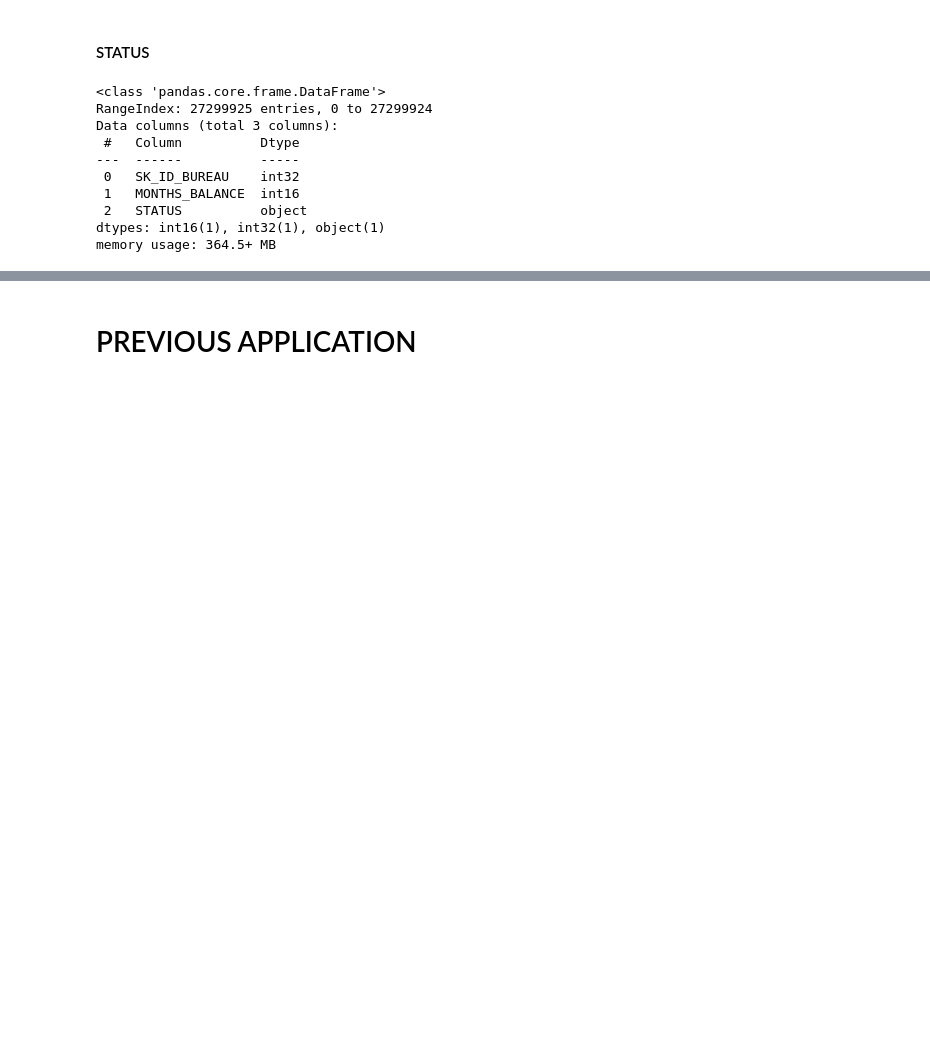
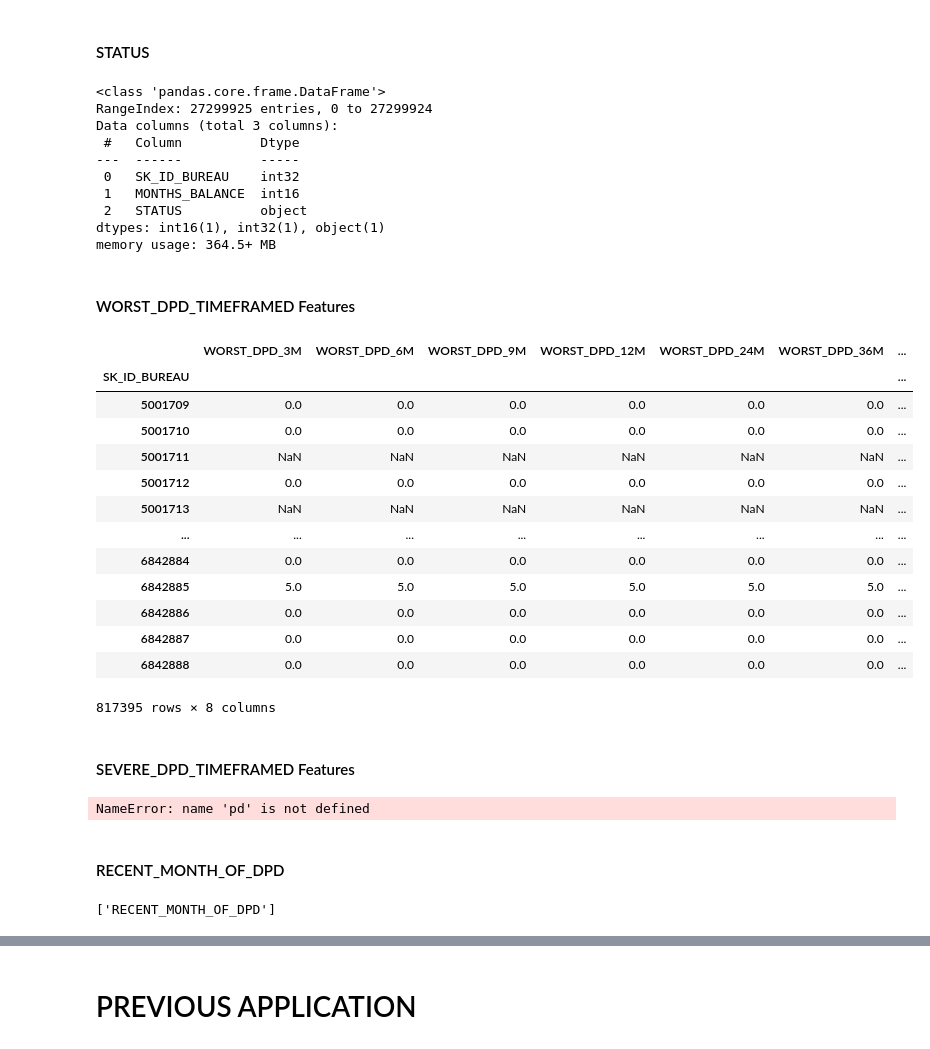
Before and after one commit to rajgurubhosale/Credit-Risk-mlops, a Jupyter notebook: notebooks/01_data_transforamtion.ipynb, the cells around one changed output, grey strips where cells are left out. Saved outputs shown, nothing was run; the diff lists cells and outputs as text; code cells hidden in the pictures; blank space fills up the shorter version.

Commit message:
update data transformation and add new engineered features

```diff
--- a/notebooks/01_data_transforamtion.ipynb
+++ b/notebooks/01_data_transforamtion.ipynb
@@ -263,0 +216,14 @@ np.int64(211934)
+# %%
+
+
+bureau['CREDIT_ACTIVE'].unique()
+filt = bureau['CREDIT_ACTIVE'].isin(['Bad debt','Sold'])
+temp = bureau.loc[filt].copy()
+features_df = temp.groupby(by='SK_ID_CURR')['DAYS_CREDIT'].max().to_frame('DAYS_SINCE_LAST_BAD_LOAN')
+# converting it into positive number so i can use the -99999 placeholder later for the null values
+features_df['DAYS_SINCE_LAST_BAD_LOAN'] = -features_df['DAYS_SINCE_LAST_BAD_LOAN']
+
+all_ids = bureau['SK_ID_CURR'].unique()
+features_df = features_df.reindex(all_ids,fill_value=0)
+
+features_df
@@ -447,0 +505,53 @@ features_df = bureau.groupby('SK_ID_CURR')['MAX_DPD'].max().to_frame()
+# %% [markdown]
+#### WORST_DPD_TIMEFRAMED Features
+# %%
+
+time_frames = [3, 6, 9, 12, 24, 36,72,96]
+# empty dataframe to apend the feature into
+features_df = pd.DataFrame()
+for frame in time_frames:
+    filt = df['MONTHS_BALANCE'] >= -frame
+    temp = df.loc[filt].copy()
+    feature_dpd = temp.groupby(by='SK_ID_BUREAU')['STATUS'].max().to_frame(f'WORST_DPD_{frame}M')
+
+    if features_df.empty:
+        features_df = feature_dpd
+    else:
+       features_df =  features_df.join(feature_dpd,how='outer')
+# %%
+features_df
+# %% [output]
+|  | WORST_DPD_3M | WORST_DPD_6M | WORST_DPD_9M | WORST_DPD_12M | WORST_DPD_24M | WORST_DPD_36M | ... |
+| SK_ID_BUREAU |  |  |  |  |  |  | ... |
+| 5001709 | 0.0 | 0.0 | 0.0 | 0.0 | 0.0 | 0.0 | ... |
+| 5001710 | 0.0 | 0.0 | 0.0 | 0.0 | 0.0 | 0.0 | ... |
+| 5001711 | NaN | NaN | NaN | NaN | NaN | NaN | ... |
+| 5001712 | 0.0 | 0.0 | 0.0 | 0.0 | 0.0 | 0.0 | ... |
+| 5001713 | NaN | NaN | NaN | NaN | NaN | NaN | ... |
+| ... | ... | ... | ... | ... | ... | ... | ... |
+| 6842884 | 0.0 | 0.0 | 0.0 | 0.0 | 0.0 | 0.0 | ... |
+| 6842885 | 5.0 | 5.0 | 5.0 | 5.0 | 5.0 | 5.0 | ... |
+| 6842886 | 0.0 | 0.0 | 0.0 | 0.0 | 0.0 | 0.0 | ... |
+| 6842887 | 0.0 | 0.0 | 0.0 | 0.0 | 0.0 | 0.0 | ... |
+| 6842888 | 0.0 | 0.0 | 0.0 | 0.0 | 0.0 | 0.0 | ... |
+817395 rows × 8 columns
+# %% [markdown]
+#### SEVERE_DPD_TIMEFRAMED Features
+# %%
+
+time_frames = [12,24,36,72]
+# empty dataframe to apend the feature into
+features_df = pd.DataFrame()
+for frame in time_frames:
+    filt = (df['MONTHS_BALANCE'] >= -frame) & (df['STATUS'] >= 3)
+    temp = df.loc[filt].copy()
+    feature_dpd = temp.groupby(by='SK_ID_BUREAU')['STATUS'].max().to_frame(f'SEVERE_DPD_{frame}M')
+
+    if features_df.empty:
+        features_df = feature_dpd
+    else:
+       features_df =  features_df.join(feature_dpd,how='outer')
+# %% [output]
+NameError: name 'pd' is not defined
+# %% [markdown]
+#### RECENT_MONTH_OF_DPD
@@ -447,0 +562,4 @@ features_df = bureau.groupby('SK_ID_CURR')['MAX_DPD'].max().to_frame()
+# %%
+features_df.columns.to_list()
+# %% [output]
+['RECENT_MONTH_OF_DPD']
```
Also changed, not shown: parts of 67 cells of this notebook, 5 other files.
